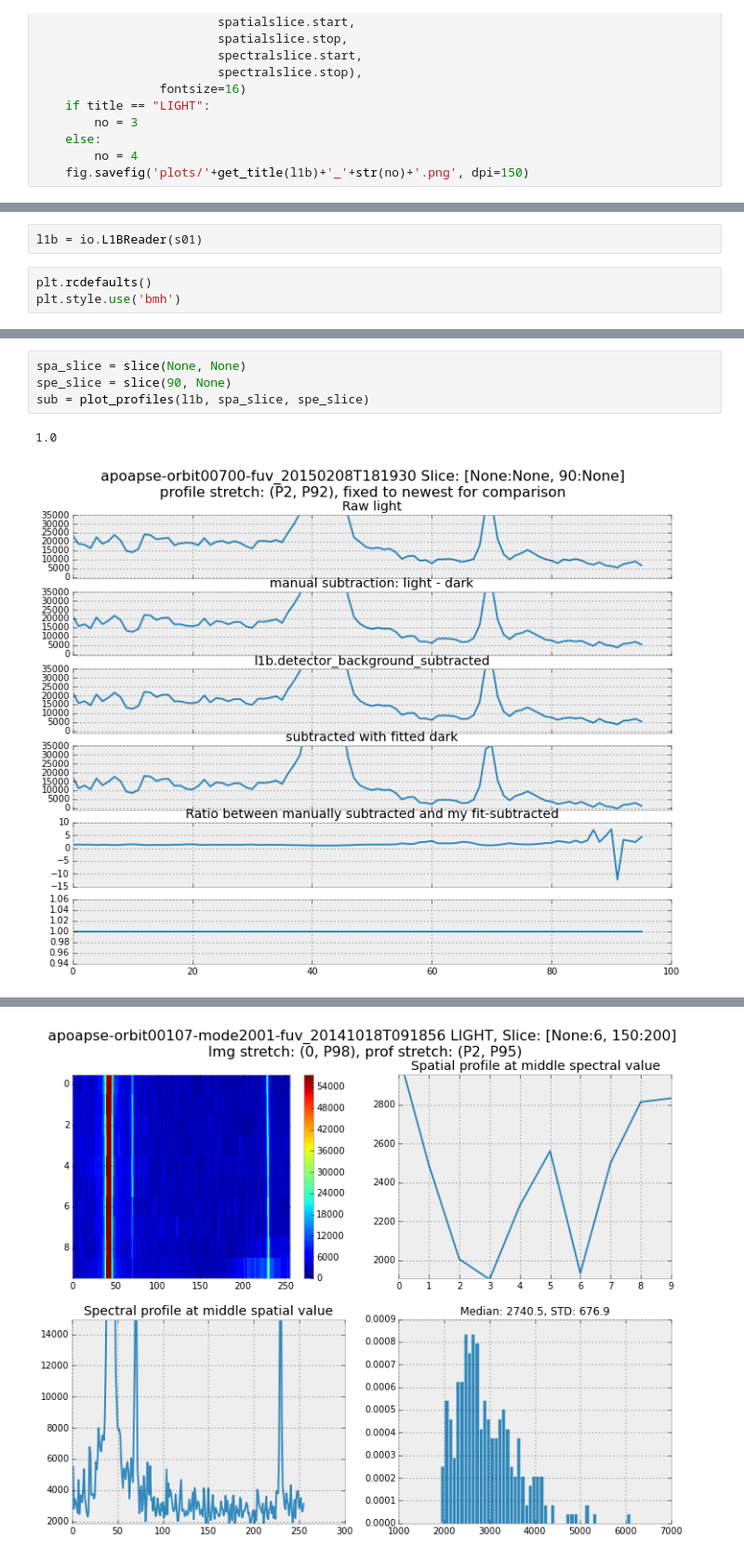
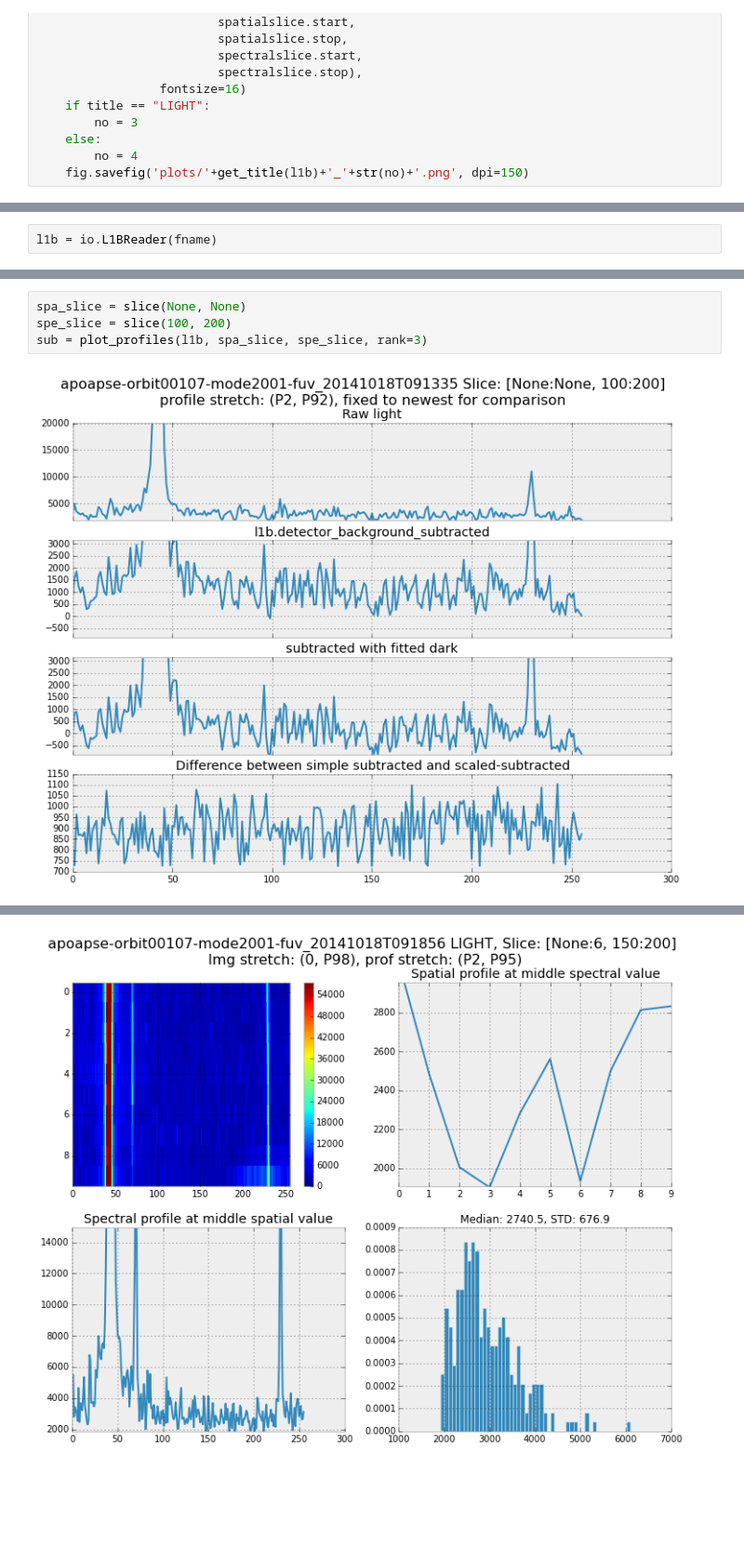
Before and after one commit to michaelaye/iuvs, a Jupyter notebook: notebooks/2015-03-02 IUVS Meeting Berkeley Light to Light.ipynb, the cells around one changed output, grey strips where cells are left out. Shown: that part at 93% size. Saved outputs shown, nothing was run; the diff lists cells and outputs as text; blank space fills up the shorter version.

Commit message:
improving the L1B plotting further

```diff
--- a/notebooks/2015-03-02 IUVS Meeting Berkeley Light to Light.ipynb
+++ b/notebooks/2015-03-02 IUVS Meeting Berkeley Light to Light.ipynb
@@ -233,5 +208,2 @@ fname2 = '/Users/klay6683/Desktop/mvn_iuv_l1b_apoapse-orbit00107-mode2001-fuv_20
 # %%
-l1b = io.L1BReader(s01)
+l1b = io.L1BReader(fname)
-# %%
-plt.rcdefaults()
-plt.style.use('bmh')
@@ -287,7 +218,6 @@ ax[1].imshow(l1b.detector_background_subtracted[-1], cmap=cmap)
 # %%
 spa_slice = slice(None, None)
-spe_slice = slice(90, None)
-sub = plot_profiles(l1b, spa_slice, spe_slice)
+spe_slice = slice(100, 200)
+sub = plot_profiles(l1b, spa_slice, spe_slice, rank=3)
 # %% [output]
-1.0
-[figure, old version]
+[figure, new version]
```
Also changed, not shown: parts of 40 cells of this notebook, 1 other file.
